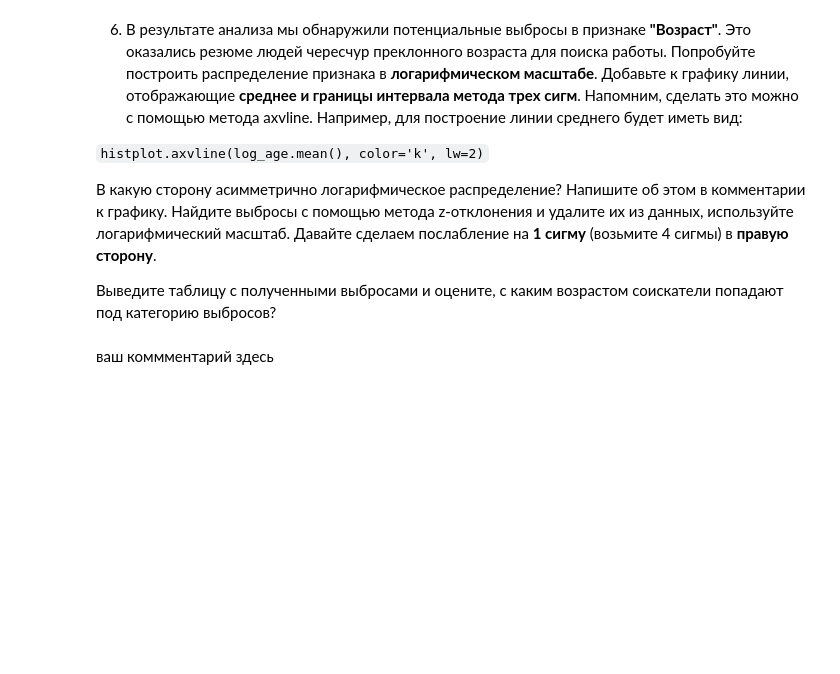
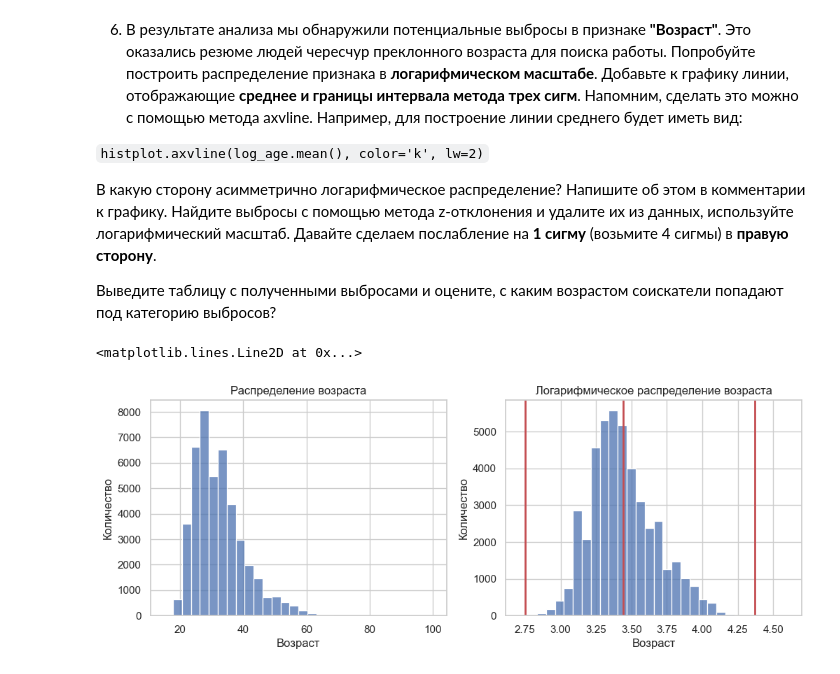
Before and after one commit to Fooum/SF-DS-projects, a Jupyter notebook: Project hh ru.ipynb, the cells around one changed output. Cells and saved outputs as stored; diff of their text form; code cells hidden in the pictures; blank space fills up the shorter version.

```diff
--- a/Project hh ru.ipynb
+++ b/Project hh ru.ipynb
@@ -781,0 +719,5 @@ hh_data.drop(['ЗП','Пол, возраст'], axis = 1, inplace = True)
+# %%
+duplicates = df_hh[df_hh.duplicated(subset=df_hh.columns)]
+df_hh = df_hh.drop_duplicates()
+over_dupl = duplicates.shape[0]
+print(f'Количество полных дубликатов: {over_dupl}')
@@ -789,0 +738,5 @@ hh_data.drop(['ЗП','Пол, возраст'], axis = 1, inplace = True)
+# %%
+df_hh = df_hh.dropna(subset=['Последнее/нынешнее место работы', 'Последняя/нынешняя должность'])
+df_hh['Опыт работы'] = df_hh['Опыт работы'].fillna(df_hh['Опыт работы'].median())
+result_mean = round(df_hh['Опыт работы'].mean(),0)
+print(f'Среднее результирующее занчение в столбце "Опыт работы": {result_mean}')
@@ -793,0 +747,4 @@ hh_data.drop(['ЗП','Пол, возраст'], axis = 1, inplace = True)
+# %%
+outliers = df_hh[(df_hh['ЗП руб'] > 1e6) | (df_hh['ЗП руб'] < 1e3)]
+df_hh = df_hh.drop(outliers.index)
+print(f'Кол-во выбросов равно: {outliers.shape[0]}')
@@ -797,0 +755,4 @@ hh_data.drop(['ЗП','Пол, возраст'], axis = 1, inplace = True)
+# %%
+outliers = df_hh[df_hh['Опыт работы'] / 12 >= df_hh['Возраст']]
+df_hh = df_hh.drop(outliers.index)
+print(f'Кол-во выбросов равно: {outliers.shape[0]}')
@@ -809,2 +770,15 @@ hh_data.drop(['ЗП','Пол, возраст'], axis = 1, inplace = True)
-# %% [markdown]
-ваш коммментарий здесь
+# %%
+log_age = np.log(df_hh['Возраст'])
+fig, axes = plt.subplots(1,2,figsize=(12,4))
+histplot = sns.histplot(df_hh['Возраст'], bins=30, ax = axes[0])
+axes[0].set_title('Распределение возраста')
+axes[0].set_ylabel('Количество')
+histplot = sns.histplot(log_age, bins=30, ax=axes[1])
+axes[1].set_title('Логарифмическое распределение возраста')
+axes[1].set_ylabel('Количество')
+histplot.axvline(log_age.mean() - 3 * log_age.std(), color='r', lw = 2)
+histplot.axvline(log_age.mean() + 4 * log_age.std(), color='r', lw = 2)
+histplot.axvline(log_age.mean(), color='r', lw = 2)
+# %% [output]
+<matplotlib.lines.Line2D at 0x...>
+[figure, added]
```
Also changed, not shown: parts of 28 cells of this notebook.
